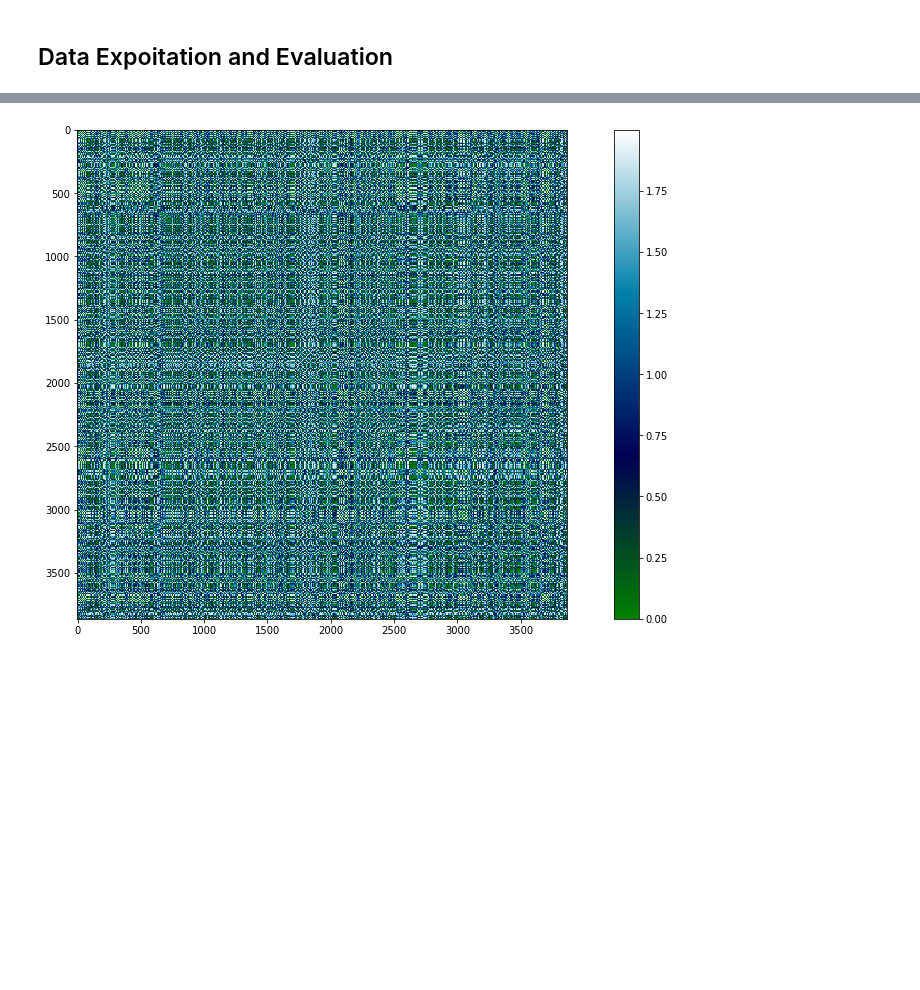
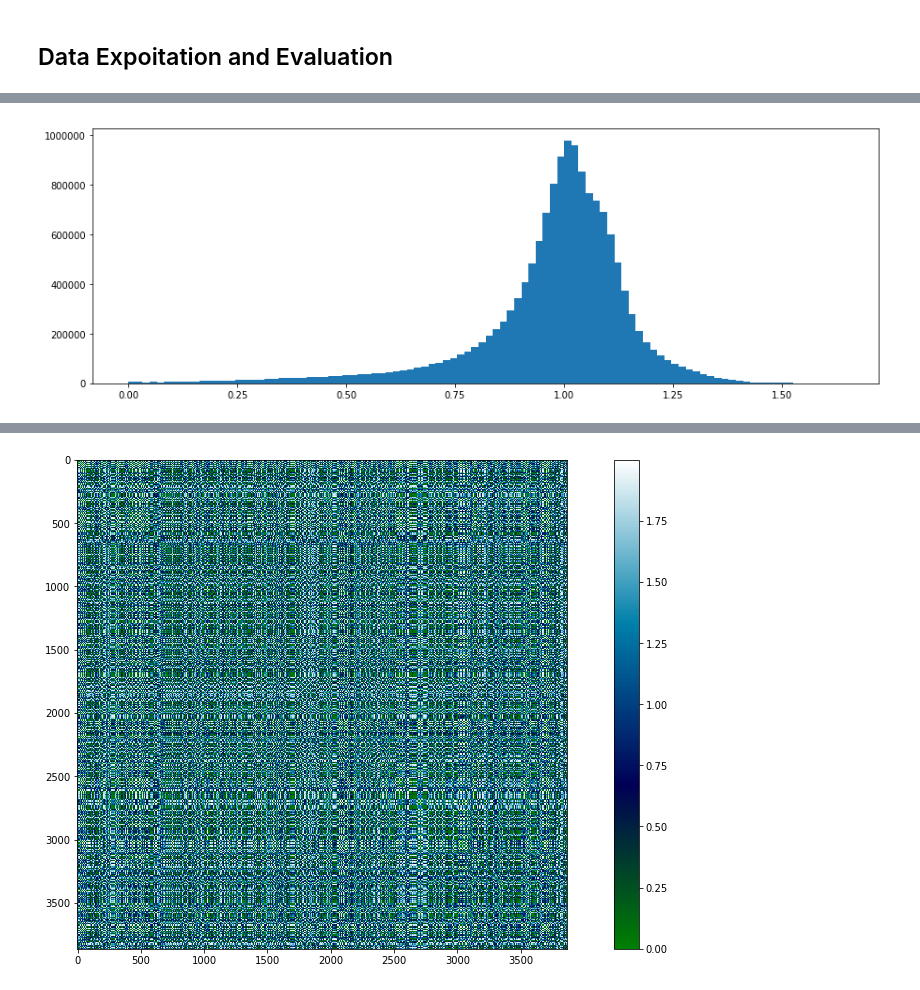
Before and after one commit to MilicaNovak/FinalProjectNTDS2017, a Jupyter notebook: ReportNotebook/LightReport-Working-In-Progress.ipynb, the cells around one changed output, grey strips where cells are left out. Cells and saved outputs as stored; diff of their text form; code cells hidden in the pictures; blank space fills up the shorter version.

```diff
--- a/ReportNotebook/LightReport-Working-In-Progress.ipynb
+++ b/ReportNotebook/LightReport-Working-In-Progress.ipynb
@@ -164,0 +111,8 @@ for Frame in newFrames:
+# %%
+#PCA_Cat_distances distribution
+fig, axes = plt.subplots(figsize=(15, 5))
+#axes.set(yscale="symlog")
+plt.rcParams['figure.figsize'] = (17, 9)
+plt.hist(PCA_Cat_distances.reshape(-1), bins=100);
+# %% [output]
+[figure, added]
```
Also changed, not shown: parts of 26 cells of this notebook, 8 other files.
